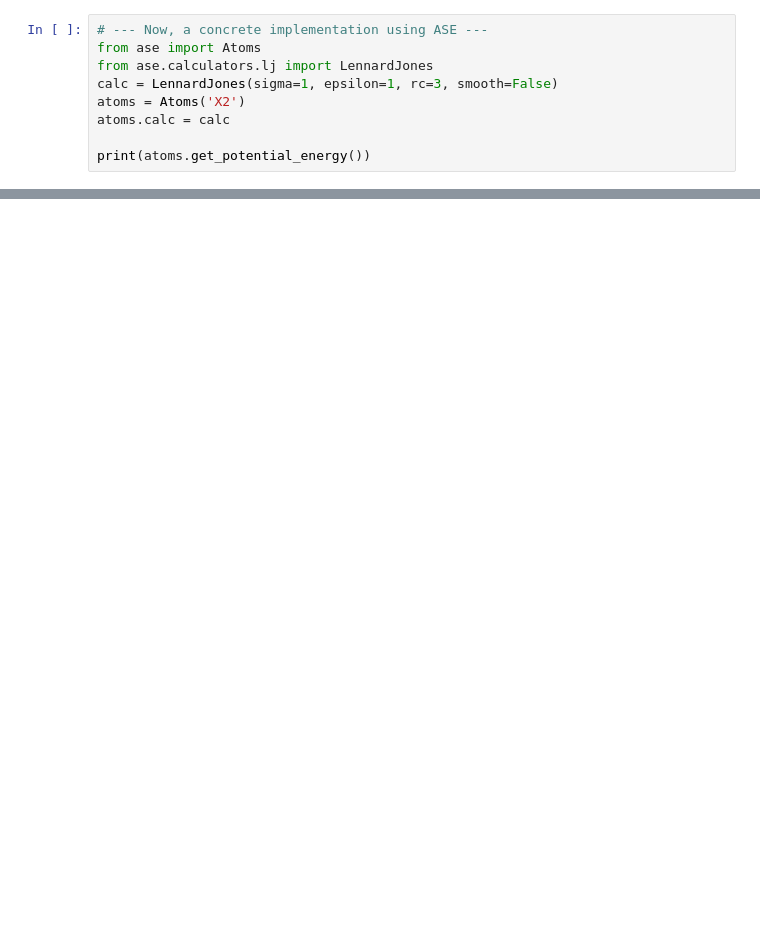
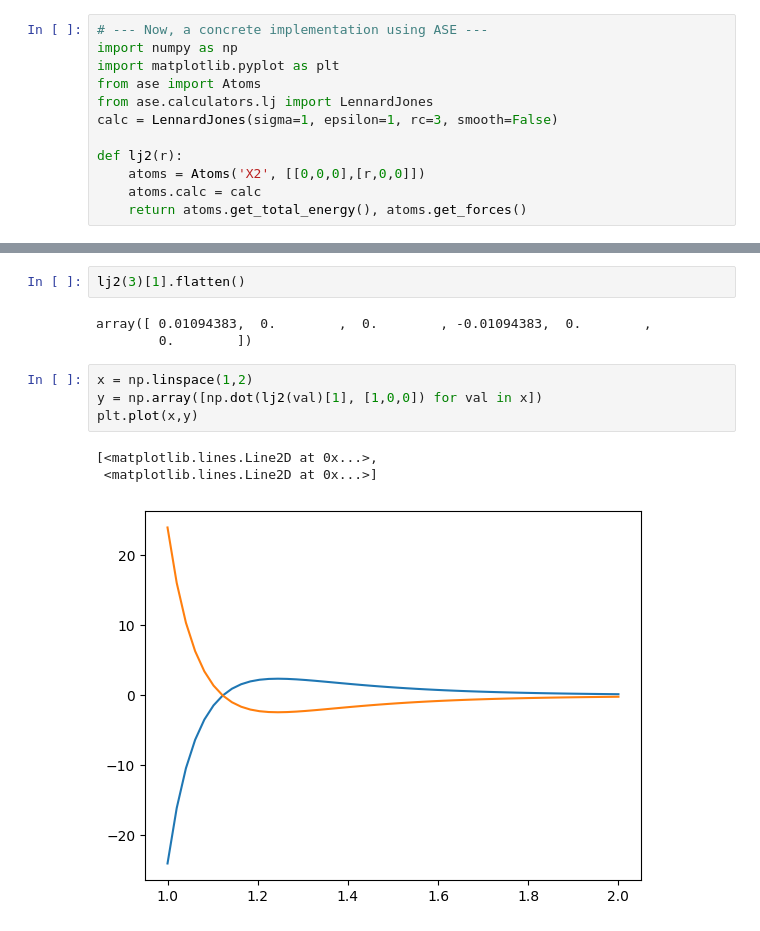
Before and after one commit to SimonNir/ca_abc, a Jupyter notebook: testing.ipynb, the cells around one changed output, grey strips where cells are left out. Saved outputs shown, nothing was run; the diff lists cells and outputs as text; blank space fills up the shorter version.

```diff
--- a/testing.ipynb
+++ b/testing.ipynb
@@ -1,9 +1,12 @@
 # %%
 # --- Now, a concrete implementation using ASE ---
+import numpy as np
+import matplotlib.pyplot as plt
 from ase import Atoms
 from ase.calculators.lj import LennardJones
 calc = LennardJones(sigma=1, epsilon=1, rc=3, smooth=False)
-atoms = Atoms('X2')
-atoms.calc = calc
 
-print(atoms.get_potential_energy())
+def lj2(r):
+    atoms = Atoms('X2', [[0,0,0],[r,0,0]])
+    atoms.calc = calc
+    return atoms.get_total_energy(), atoms.get_forces()
@@ -339 +13,14 @@ class LennardJonesCluster(ASEPotentialEnergySurface):
+# %%
+lj2(3)[1].flatten()
+# %% [output]
+array([ 0.01094383,  0.        ,  0.        , -0.01094383,  0.        ,
+        0.        ])
+# %%
+x = np.linspace(1,2)
+y = np.array([np.dot(lj2(val)[1], [1,0,0]) for val in x])
+plt.plot(x,y)
+# %% [output]
+[<matplotlib.lines.Line2D at 0x...>,
+ <matplotlib.lines.Line2D at 0x...>]
+[figure, added]
 # %%
```
Also changed, not shown: parts of 10 cells of this notebook, 32 other files.
